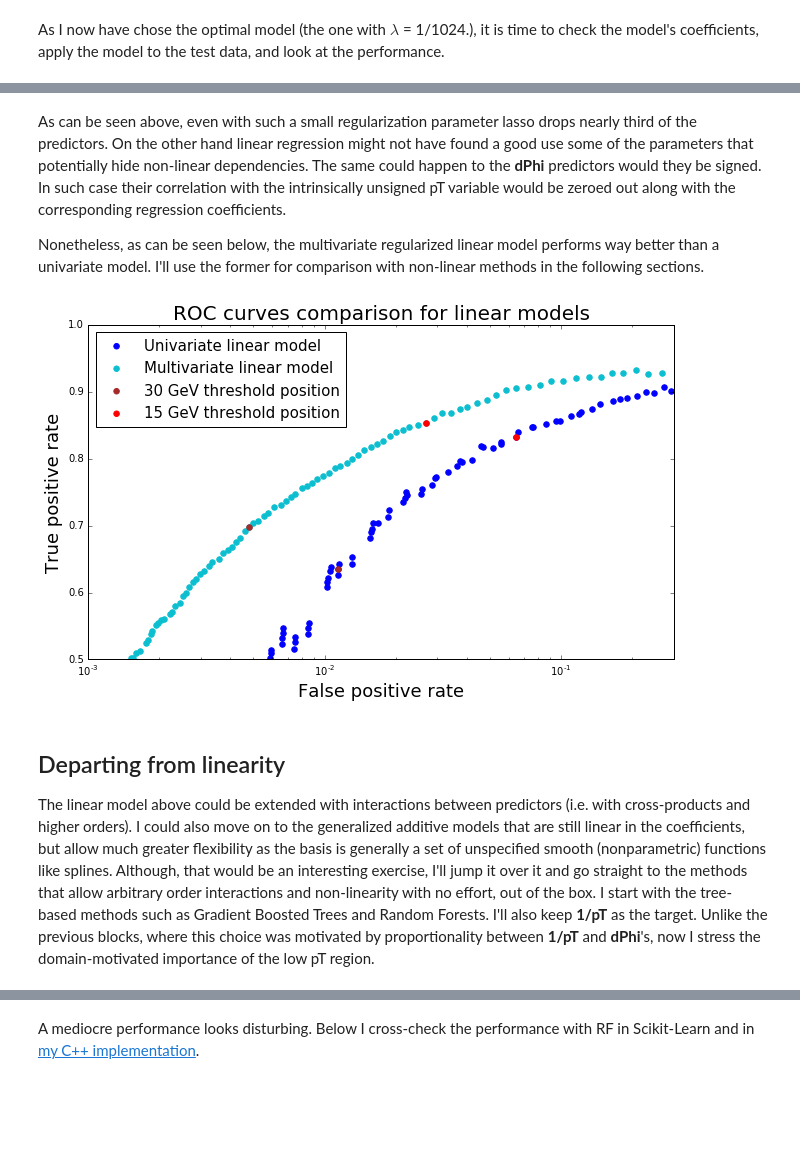
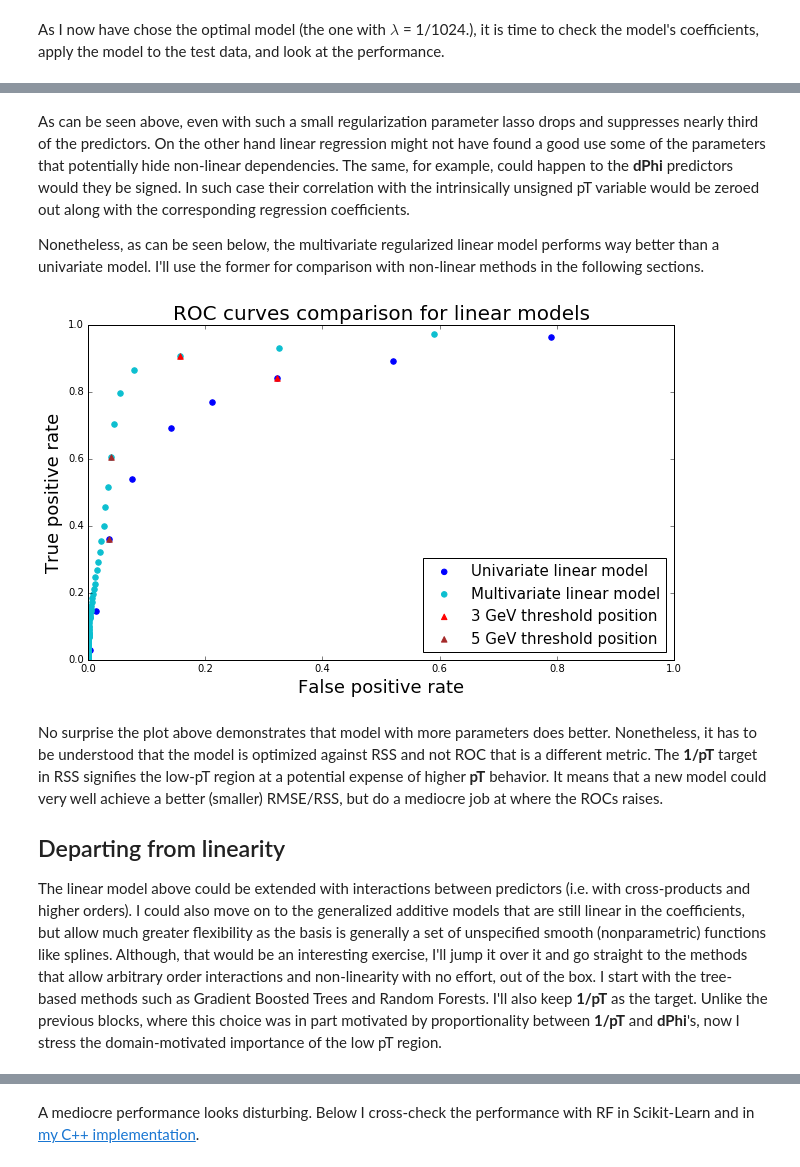
Before and after one commit to kkotov/emtfPtRegression, a Jupyter notebook: ModelSelection.ipynb, the cells around one changed output, grey strips where cells are left out. Saved outputs shown, nothing was run; the diff lists cells and outputs as text; code cells hidden in the pictures; blank space fills up the shorter version.

```diff
--- a/ModelSelection.ipynb
+++ b/ModelSelection.ipynb
@@ -349,7 +349,7 @@ def prepareRocPlot(falseTruePos, refThresh = {}, legPos = 'upper left'):
         for (thr,col) in refThresh.items():
             xThr = binnedROC[findBin(thr, binning)][0]
             yThr = binnedROC[findBin(thr, binning)][1]
-            points[name].append( plt.scatter([xThr], [yThr], s = 30, c = col, edgecolors = col) )
+            points[name].append( plt.scatter([xThr], [yThr], s = 30, c = col, edgecolors = col, marker='^') )
 
     curves.pop(None, None)
     items = curves.values()
@@ -378,0 +376,12 @@ dataframe2 = dataframe1.filter(dataframe1.mode == 15)
+# %%
+from pyspark.sql.functions import lit, pow, col, log
+
+# Create 1/pT^2 weight column that, combined with the 1/pT original spectrum, can be used
+#  to account 1/pT^3 rate suggested in https://kkotov.github.io/emtfPtRegression/2017.03.03/handout.html
+# Also filter highest quality events that have measuements (coordinates) in each of the four layers (mode==15)
+dataframe2 = (dataframe1
+                 .withColumn('weight', pow(col('ptTrueInv'),2))
+                 .filter(dataframe1.mode == 15)
+             )
+
+print "Starting with ", dataframe2.count(), " rows"
@@ -398,17 +438,13 @@ linearModel = lrPipeline.fit(trainingData)
 # %%
 # gosh, in R the construct below would fit into a single subsetting statement, no more comments ...
-skim = np.array( [ (row['ptTrueInv'],
-                    row['dPhi12'],
-                    row['prediction'],
-                    row['ptTrueInv']**2)
-                   for row in linearModel.transform(testData)[['ptTrueInv','dPhi12','prediction']].collect() #take(10000)
+skim = np.array( [ (1./row['ptTrueInv'], 1./row['prediction'], row['dPhi12'], 1)
+                   for row in linearTest
                  ], dtype  = [('target', np.float),
+                              ('prediction', np.float),
                               ('dPhi12', np.float),
-                              ('prediction', np.float),
                               ('weight', np.float)]
        )
-# btw, I took 1/pT^2 as an extra weight to get to 1/pT^3 rate that was found in
-# https://kkotov.github.io/emtfPtRegression/2017.03.03/handout.html
+# Note inverting target and prediction back to the physics scale above
 
 # Let's now look at the fit visually
 plt.close()
@@ -417,7 +453,7 @@ ax0.set_ylabel(r"Simulated 1/$p_T$ values (targets)", fontsize=18)
 ax0.set_xlabel(r"Measured $\Delta \phi_{12}$ values", fontsize=18)
 ax0.set_ylim(0, 1.)
 ax0.set_xlim(0, 500)
-plt.scatter(skim['dPhi12'], skim['target'], s=14**2, c='#d6ebf2', edgecolors='#8cbfd0', alpha=1.)
+plt.scatter(skim['dPhi12'], 1./skim['target'], s=14**2, c='#d6ebf2', edgecolors='#8cbfd0', alpha=1.)
 
 x_vals = np.array(ax0.get_xlim())
 y_vals = linearModel.stages[1].intercept + linearModel.stages[1].coefficients * x_vals
@@ -633,34 +673,35 @@ Out-Of-Sample R-squared: 0.827801
 # %% [markdown]
-As can be seen above, even with such a small regularization parameter lasso drops nearly third of the predictors. On the other hand linear regression might not have found a good use some of the parameters that potentially hide non-linear dependencies. The same could happen to the **dPhi** predictors would they be signed. In such case their correlation with the intrinsically unsigned pT variable would be zeroed out along with the corresponding regression coefficients.
+As can be seen above, even with such a small regularization parameter lasso drops and suppresses nearly third of the predictors. On the other hand linear regression might not have found a good use some of the parameters that potentially hide non-linear dependencies. The same, for example, could happen to the **dPhi** predictors would they be signed. In such case their correlation with the intrinsically unsigned pT variable would be zeroed out along with the corresponding regression coefficients.
 
 Nonetheless, as can be seen below, the multivariate regularized linear model performs way better than a univariate model. I'll use the former for comparison with non-linear methods in the following sections.
 # %%
-# skim few variables and collect them on the driver node
-# (don't forget to invert target and prediction back to be consistent with the binning)
-skim2  = np.array( [ (1./row['ptTrueInv'],
-                      1./row['prediction'],
-                      row['ptTrueInv']**2)
-                     for row in multiLinearTest[['ptTrueInv','prediction']].collect()
+# collect and arange variables on the driver node
+# (don't forget to invert prediction back to be consistent with the target and binning
+skim2  = np.array( [ (row['ptTrue'], 1./row['prediction'], 1)
+                     for row in multiLinearTest[['ptTrue','prediction']].collect()
                    ], dtype  = [('target', np.float),
                                 ('prediction', np.float),
                                 ('weight', np.float)]
          )
 # ROC
 multiLinROC = rocMetric(skim2, binning)
 
 fig, ax0 = prepareRocPlot({"Univariate linear model":(linearROC,'blue'),
                            "Multivariate linear model":(multiLinROC,'#0cbfd0')},
-                          {15:'red',30:'brown'})
-ax0.set_ylim(0.5, 1.)
-ax0.set_xlim(0.001, 0.3)
+                          {3:'red',5:'brown'}, legPos='lower right')
+ax0.set_ylim(0.0, 1.)
+ax0.set_xlim(0.0, 1.)
+ax0.set_xscale('linear')
 plt.title("ROC curves comparison for linear models", fontsize=20)
 plt.show()
 # %% [output]
-[figure, old version]
+[figure, new version]
 # %% [markdown]
+No surprise the plot above demonstrates that model with more parameters does better. Nonetheless, it has to be understood that the model is optimized against RSS and not ROC that is a different metric. The **1/pT** target in RSS signifies the low-pT region at a potential expense of higher **pT** behavior. It means that a new model could very well achieve a better (smaller) RMSE/RSS, but do a mediocre job at where the ROCs raises.
+
 ## Departing from linearity
 
-The linear model above could be extended with interactions between predictors (i.e. with cross-products and higher orders). I could also move on to the generalized additive models that are still linear in the coefficients, but allow much greater flexibility as the basis is generally a set of unspecified smooth (nonparametric) functions like splines. Although, that would be an interesting exercise, I'll jump it over it and go straight to the methods that allow arbitrary order interactions and non-linearity with no effort, out of the box. I start with the tree-based methods such as Gradient Boosted Trees and Random Forests. I'll also keep **1/pT** as the target. Unlike the previous blocks, where this choice was motivated by proportionality between **1/pT** and **dPhi**'s, now I stress the domain-motivated importance of the low pT region.
+The linear model above could be extended with interactions between predictors (i.e. with cross-products and higher orders). I could also move on to the generalized additive models that are still linear in the coefficients, but allow much greater flexibility as the basis is generally a set of unspecified smooth (nonparametric) functions like splines. Although, that would be an interesting exercise, I'll jump it over it and go straight to the methods that allow arbitrary order interactions and non-linearity with no effort, out of the box. I start with the tree-based methods such as Gradient Boosted Trees and Random Forests. I'll also keep **1/pT** as the target. Unlike the previous blocks, where this choice was in part motivated by proportionality between **1/pT** and **dPhi**'s, now I stress the domain-motivated importance of the low pT region.
 # %%
 # Let's start with the Gradient Boosted Trees
 from pyspark.ml.regression import GBTRegressor
```
Also changed, not shown: parts of 52 cells of this notebook.
